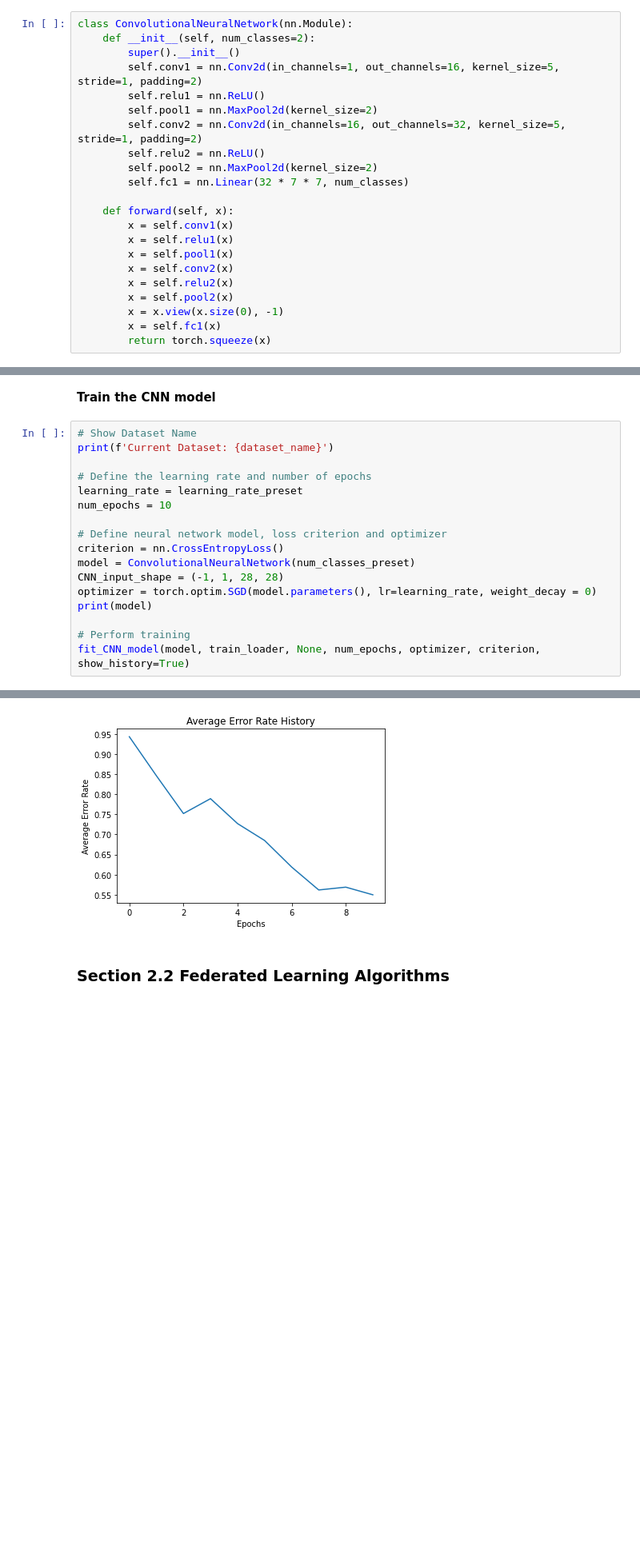
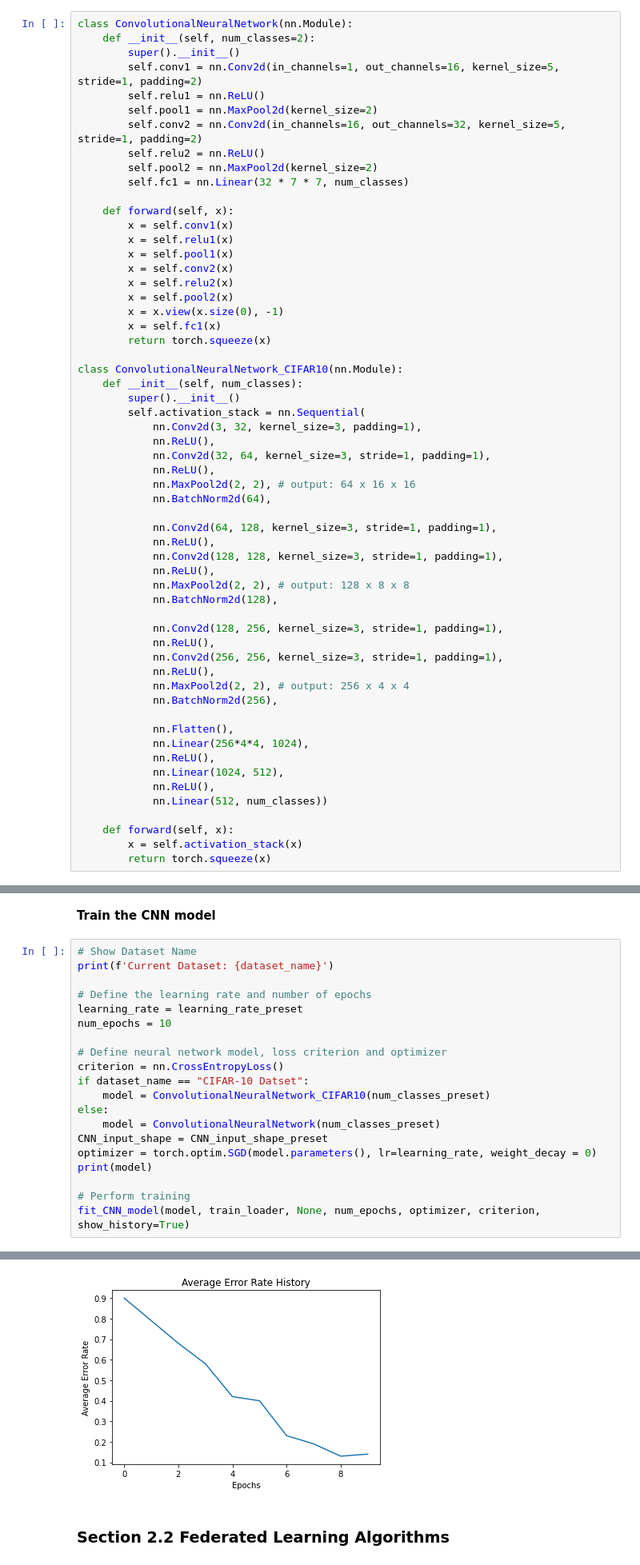
Before and after one commit to AssoStudent/FTEC4998, a Jupyter notebook: Combine.ipynb, the cells around one changed output, grey strips where cells are left out. Shown at 80% size. Cells and saved outputs as stored; diff of their text form; blank space fills up the shorter version.

```diff
--- a/Combine.ipynb
+++ b/Combine.ipynb
@@ -1489,6 +1949,42 @@ class ConvolutionalNeuralNetwork(nn.Module):
         x = x.view(x.size(0), -1)
         x = self.fc1(x)
         return torch.squeeze(x)
+
+class ConvolutionalNeuralNetwork_CIFAR10(nn.Module):
+    def __init__(self, num_classes):
+        super().__init__()
+        self.activation_stack = nn.Sequential(
+            nn.Conv2d(3, 32, kernel_size=3, padding=1),
+            nn.ReLU(),
+            nn.Conv2d(32, 64, kernel_size=3, stride=1, padding=1),
+            nn.ReLU(),
+            nn.MaxPool2d(2, 2), # output: 64 x 16 x 16
+            nn.BatchNorm2d(64),
+
+            nn.Conv2d(64, 128, kernel_size=3, stride=1, padding=1),
+            nn.ReLU(),
+            nn.Conv2d(128, 128, kernel_size=3, stride=1, padding=1),
+            nn.ReLU(),
+            nn.MaxPool2d(2, 2), # output: 128 x 8 x 8
+            nn.BatchNorm2d(128),
+
+            nn.Conv2d(128, 256, kernel_size=3, stride=1, padding=1),
+            nn.ReLU(),
+            nn.Conv2d(256, 256, kernel_size=3, stride=1, padding=1),
+            nn.ReLU(),
+            nn.MaxPool2d(2, 2), # output: 256 x 4 x 4
+            nn.BatchNorm2d(256),
+
+            nn.Flatten(),
+            nn.Linear(256*4*4, 1024),
+            nn.ReLU(),
+            nn.Linear(1024, 512),
+            nn.ReLU(),
+            nn.Linear(512, num_classes))
+
+    def forward(self, x):
+        x = self.activation_stack(x)
+        return torch.squeeze(x)
 # %% [markdown]
 **Client Device for CNN**
 # %%
@@ -1636,8 +2132,11 @@ num_epochs = 10
 
 # Define neural network model, loss criterion and optimizer
 criterion = nn.CrossEntropyLoss()
-model = ConvolutionalNeuralNetwork(num_classes_preset)
-CNN_input_shape = (-1, 1, 28, 28)
+if dataset_name == "CIFAR-10 Datset":
+    model = ConvolutionalNeuralNetwork_CIFAR10(num_classes_preset)
+else:
+    model = ConvolutionalNeuralNetwork(num_classes_preset)
+CNN_input_shape = CNN_input_shape_preset
 optimizer = torch.optim.SGD(model.parameters(), lr=learning_rate, weight_decay = 0)
 print(model)
 
@@ -1665,4 +2164,4 @@ fc1.bias: tensor([ 0.0087,  0.0281,  0.0075,  0.0032,  0.0226,  0.0175, -0.0296,
-[figure, old version]
+[figure, new version]
 # %% [markdown]
 ### Section 2.2 Federated Learning Algorithms
 # %%
```
Also changed, not shown: parts of 21 cells of this notebook.
